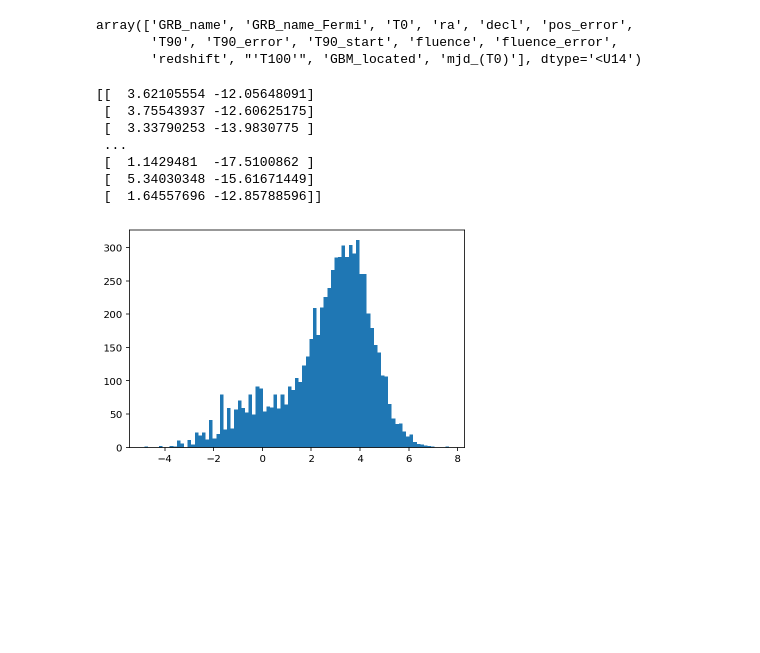
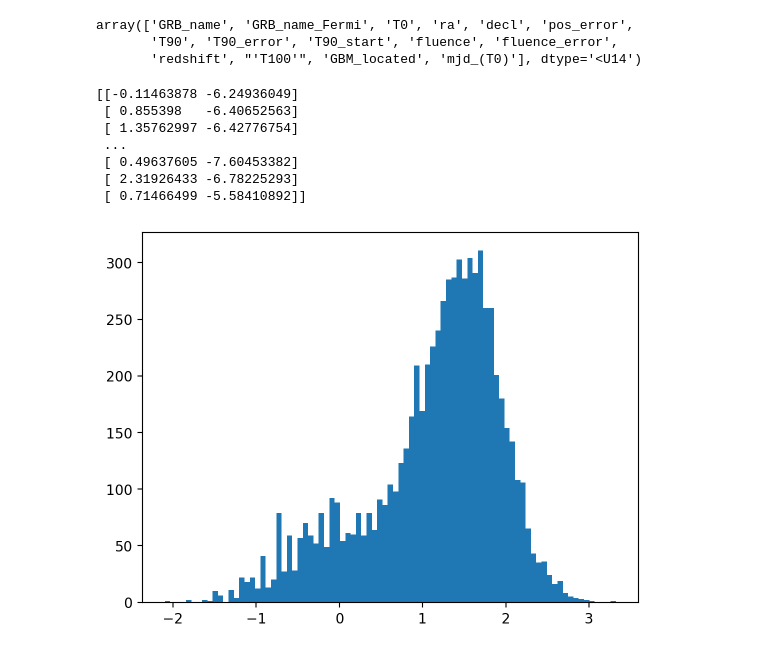
Before and after one commit to EdoSanto/astrostatistics_bicocca_2024, a Jupyter notebook: working/Gamma Ray Bursts.ipynb, the cells around one changed output. Saved outputs shown, nothing was run; the diff lists cells and outputs as text; code cells hidden in the pictures; blank space fills up the shorter version.

```diff
--- a/working/Gamma Ray Bursts.ipynb
+++ b/working/Gamma Ray Bursts.ipynb
@@ -41,18 +47,19 @@ array(['GRB_name', 'GRB_name_Fermi', 'T0', 'ra', 'decl', 'pos_error',
 # %%
 T90=np.array(data[6],dtype=float)
 fluence = np.array(data[9],dtype=float)
+redshift = np.array(data[11],dtype=float)
 condition = (T90 > 0) & (fluence > 0)
-X = np.vstack((np.log(T90[condition]), np.log(fluence[condition]))).T
+X = np.vstack((np.log10(T90[condition]), np.log10(fluence[condition]))).T
 print(X)
 # %% [output]
-[[  3.62105554 -12.05648091]
- [  3.75543937 -12.60625175]
- [  3.33790253 -13.9830775 ]
+[[-0.11463878 -6.24936049]
+ [ 0.855398   -6.40652563]
+ [ 1.35762997 -6.42776754]
  ...
- [  1.1429481  -17.5100862 ]
- [  5.34030348 -15.61671449]
- [  1.64557696 -12.85788596]]
+ [ 0.49637605 -7.60453382]
+ [ 2.31926433 -6.78225293]
+ [ 0.71466499 -5.58410892]]
 # %%
-plt.hist(np.log(T90[condition]), bins = int(np.sqrt(len(T90[condition]))));
+plt.hist(X[:,0], bins = int(np.sqrt(len(X))));
 # %% [output]
-[figure, old version]
+[figure, new version]
```
Also changed, not shown: parts of 12 cells of this notebook, 9 other files.
